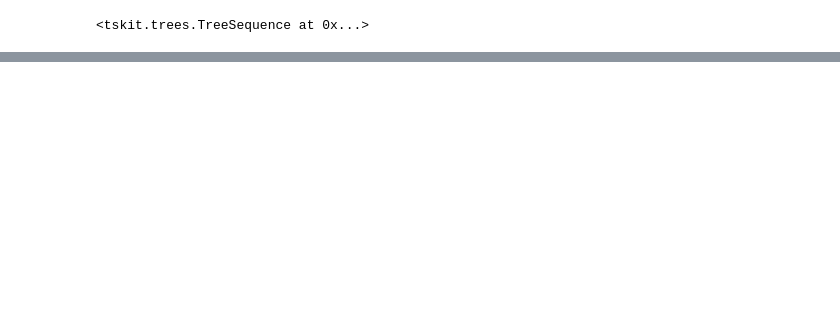
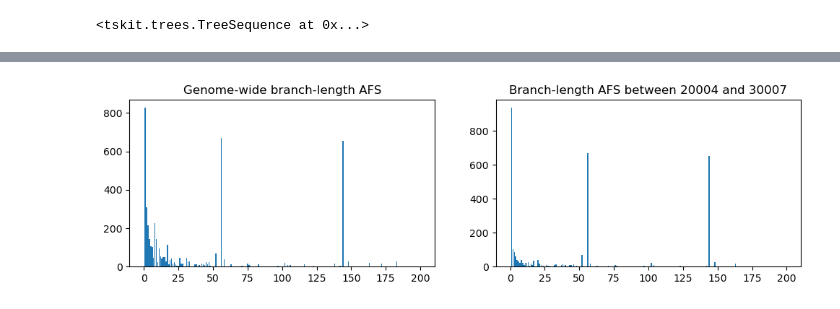
Before and after one commit to munch-group/davide-intern, a Jupyter notebook: notebooks/01_tsanalysis.ipynb, the cells around one changed output, grey strips where cells are left out. Saved outputs shown, nothing was run; the diff lists cells and outputs as text; code cells hidden in the pictures; blank space fills up the shorter version.

```diff
--- a/notebooks/01_tsanalysis.ipynb
+++ b/notebooks/01_tsanalysis.ipynb
@@ -192,0 +253,15 @@ plt.plot(breakpoints / 1000, tmrca, "o")
+# %%
+fig, (ax1, ax2) = plt.subplots(ncols=2, figsize=(12, 3))
+
+afs1 = ts.allele_frequency_spectrum(polarised=True, mode="branch")
+ax1.bar(np.arange(ts.num_samples+1), afs1)
+ax1.set_title("Genome-wide branch-length AFS")
+
+restricted_ts = ts.keep_intervals([[(Chr_len * 2) + (Sep_len * 2) + 2, (Chr_len * 2) + (Sep_len * 2) + 10 + (Amplicon_len * 5) + (Sex_Chr_len * 5)]])
+afs2 = restricted_ts.allele_frequency_spectrum(polarised=True, mode="branch")
+ax2.bar(np.arange(restricted_ts.num_samples+1), afs2)
+ax2.set_title(f"Branch-length AFS between {(Chr_len * 2) + (Sep_len * 2) + 2} and {(Chr_len * 2) + (Sep_len * 2) + 10 + (Amplicon_len * 5) + (Sex_Chr_len * 5)}")
+
+plt.show()
+# %% [output]
+[figure, added]
```
Also changed, not shown: parts of 14 cells of this notebook.
